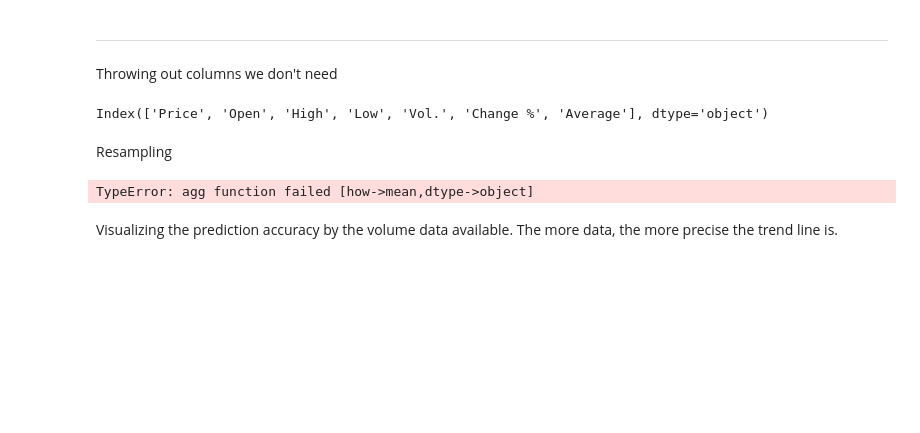
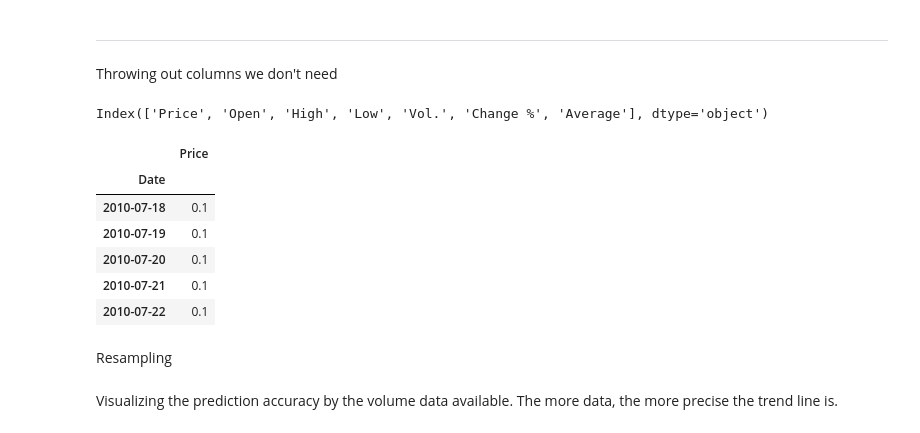
Before and after one commit to Jankiel-Predator/mmda_proj_btc, a Jupyter notebook: bitcoin.ipynb, the cells around one changed output. Cells and saved outputs as stored; diff of their text form; code cells hidden in the pictures; blank space fills up the shorter version.

```diff
--- a/bitcoin.ipynb
+++ b/bitcoin.ipynb
@@ -105,16 +100,12 @@ Index(['Price', 'Open', 'High', 'Low', 'Vol.', 'Change %', 'Average'], dtype='ob
+# %%
+bitcoin.head()
+# %% [output]
+|  | Price |
+| Date |  |
+| 2010-07-18 | 0.1 |
+| 2010-07-19 | 0.1 |
+| 2010-07-20 | 0.1 |
+| 2010-07-21 | 0.1 |
+| 2010-07-22 | 0.1 |
 # %% [markdown]
 Resampling
-# %%
-# Daily frequency
-df = bitcoin.resample('D').mean()
-
-# Monthly frequency
-df_month = bitcoin.resample('ME').mean()
-
-# Annual frequency
-df_year = bitcoin.resample('YE-DEC').mean()
-
-# Quarterly frequency
-df_Q = bitcoin.resample('QE-DEC').mean()
-# %% [output]
-TypeError: agg function failed [how->mean,dtype->object]
```
Also changed, not shown: parts of 13 cells of this notebook.
